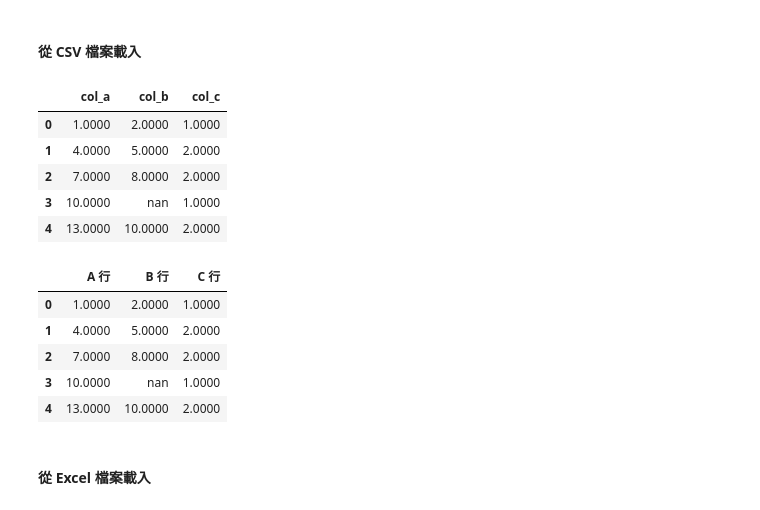
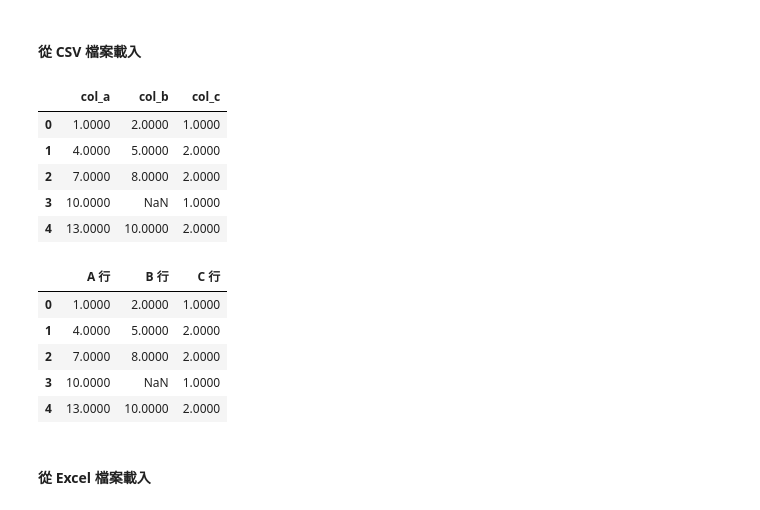
Before and after one commit to k1013726/PaperRelated, a Jupyter notebook: 銷售AI化/l2_02_pandas.ipynb, the cells around one changed output. Saved outputs shown, nothing was run; the diff lists cells and outputs as text; code cells hidden in the pictures.

```diff
--- a/銷售AI化/l2_02_pandas.ipynb
+++ b/銷售AI化/l2_02_pandas.ipynb
@@ -79,21 +79,20 @@ print('資料值\n', df.values)
 # %%
 # 從 CSV 檔案載入
 
 # 從網址載入
-csv_url = 'https://github.com/makaishi2/sample-data\
-/raw/d2b5d7e7c3444d995a1fed5bdadf703709946c75/data/df-sample.csv'
+csv_url = 'https://github.com/makaishi2/sample-data/raw/d2b5d7e7c3444d995a1fed5bdadf703709946c75/data/df-sample.csv'
 
 # 載入資料
 df_csv = pd.read_csv(csv_url)
 
 # 確認結果
 display(df_csv)
 # %% [output]
 |  | col_a | col_b | col_c |
 | 0 | 1.0000 | 2.0000 | 1.0000 |
 | 1 | 4.0000 | 5.0000 | 2.0000 |
 | 2 | 7.0000 | 8.0000 | 2.0000 |
-| 3 | 10.0000 | nan | 1.0000 |
+| 3 | 10.0000 | NaN | 1.0000 |
 | 4 | 13.0000 | 10.0000 | 2.0000 |
 # %%
 # 載入檔案後變更行名
@@ -107,7 +106,7 @@ display(df_csv)
 | 0 | 1.0000 | 2.0000 | 1.0000 |
 | 1 | 4.0000 | 5.0000 | 2.0000 |
 | 2 | 7.0000 | 8.0000 | 2.0000 |
-| 3 | 10.0000 | nan | 1.0000 |
+| 3 | 10.0000 | NaN | 1.0000 |
 | 4 | 13.0000 | 10.0000 | 2.0000 |
 # %% [markdown]
 #### 從 Excel 檔案載入
```
Also changed, not shown: parts of 7 cells of this notebook.
